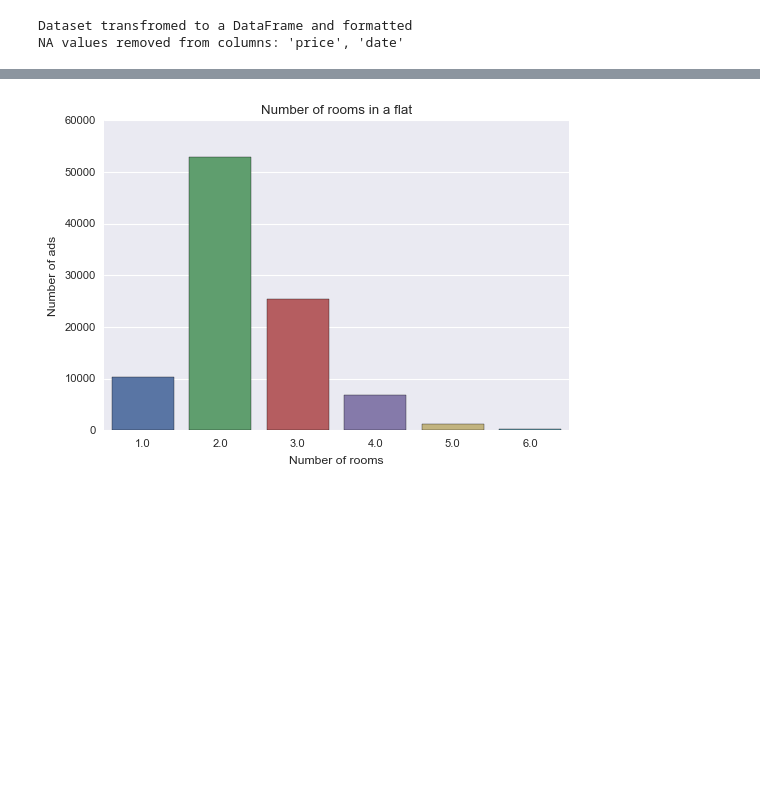
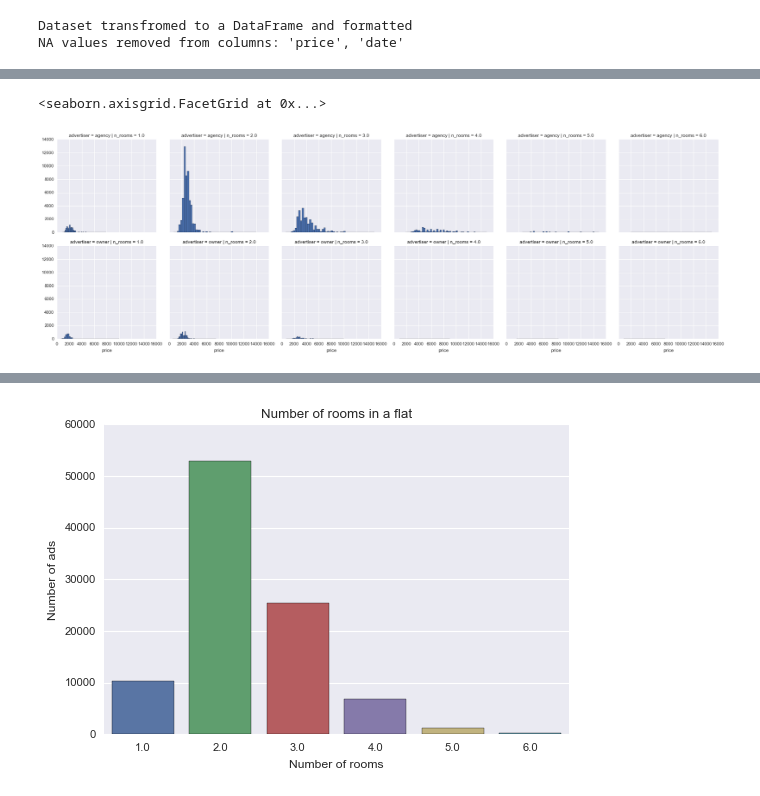
Before and after one commit to dan-was/gumtree, a Jupyter notebook: Gumtree Ads Analysis.ipynb, the cells around one changed output, grey strips where cells are left out. Drawn from its saved outputs; the diff is of its cells as text; code cells hidden in the pictures; blank space fills up the shorter version.

```diff
--- a/Gumtree Ads Analysis.ipynb
+++ b/Gumtree Ads Analysis.ipynb
@@ -96,0 +110,6 @@ plt.show()
+# %%
+g = sns.FacetGrid(dataset,col='n_rooms',row='advertiser')
+g.map(plt.hist,'price',bins=50)
+# %% [output]
+<seaborn.axisgrid.FacetGrid at 0x...>
+[figure, added]
```
Also changed, not shown: parts of 49 cells of this notebook, 3 other files.
